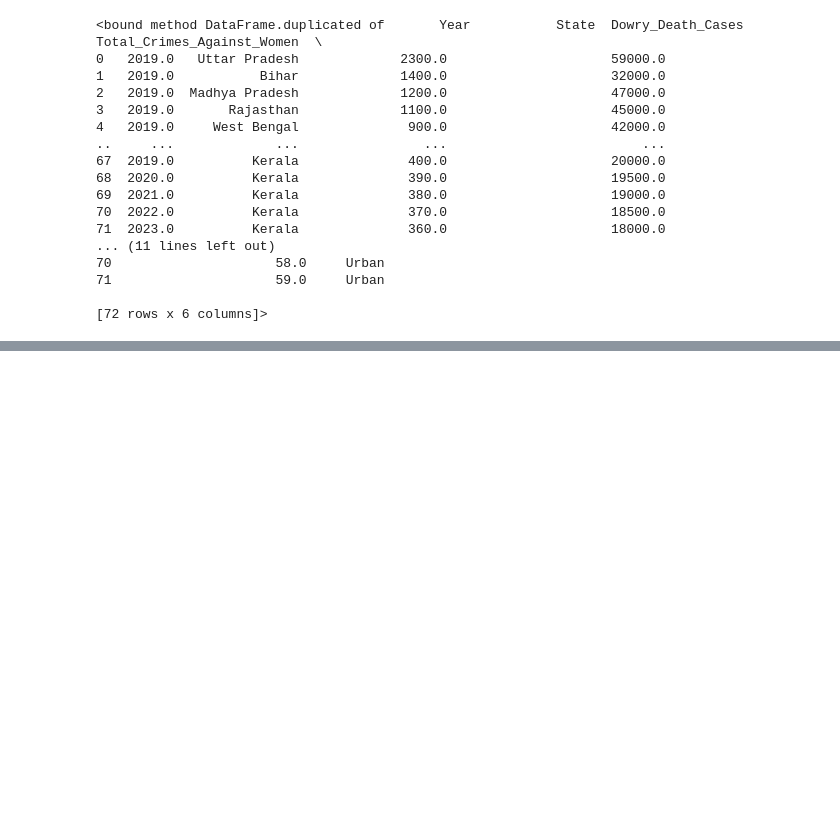
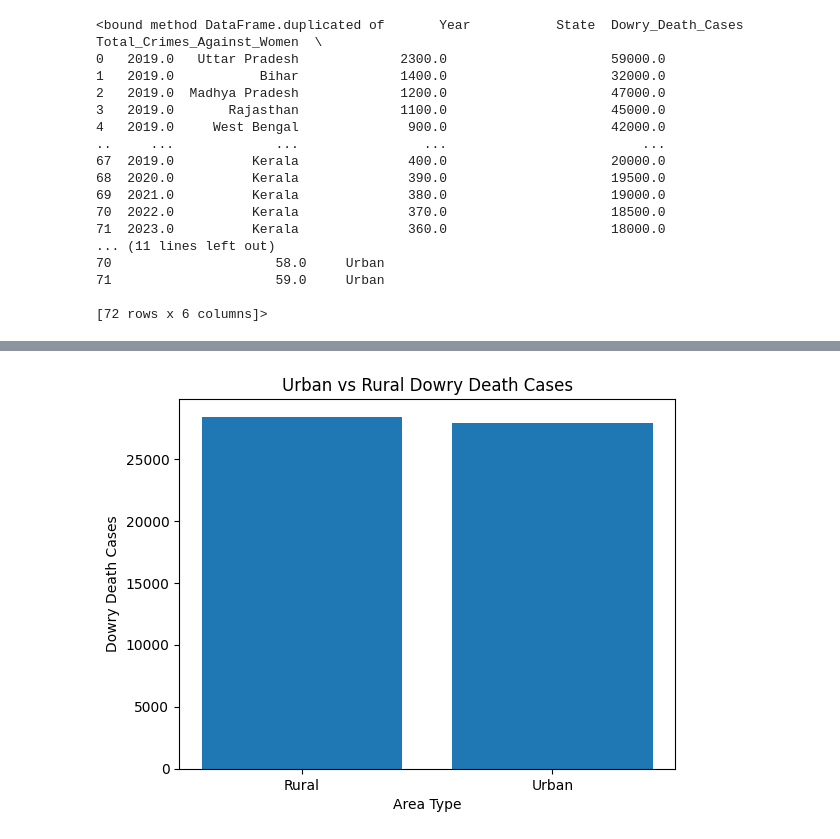
Before and after one commit to sonamkri2519/internship_projects, a Jupyter notebook: test.ipynb, the cells around one changed output, grey strips where cells are left out. Drawn from its saved outputs; the diff is of its cells as text; code cells hidden in the pictures; blank space fills up the shorter version.

```diff
--- a/test.ipynb
+++ b/test.ipynb
@@ -69,0 +108,11 @@ df.duplicated
+# %%
+area_data = df.groupby("Area_Type")["Dowry_Death_Cases"].sum()
+
+plt.figure()
+plt.bar(area_data.index, area_data.values)
+plt.title("Urban vs Rural Dowry Death Cases")
+plt.xlabel("Area Type")
+plt.ylabel("Dowry Death Cases")
+plt.show()
+# %% [output]
+[figure, added]
```
Also changed, not shown: parts of 5 cells of this notebook.
